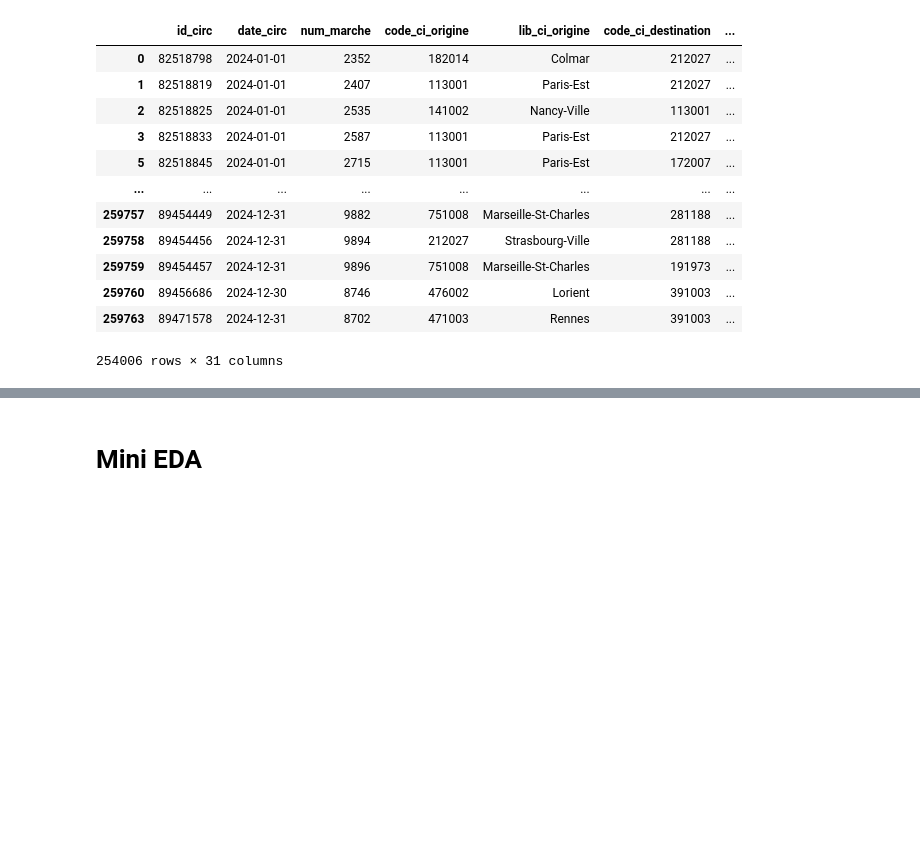
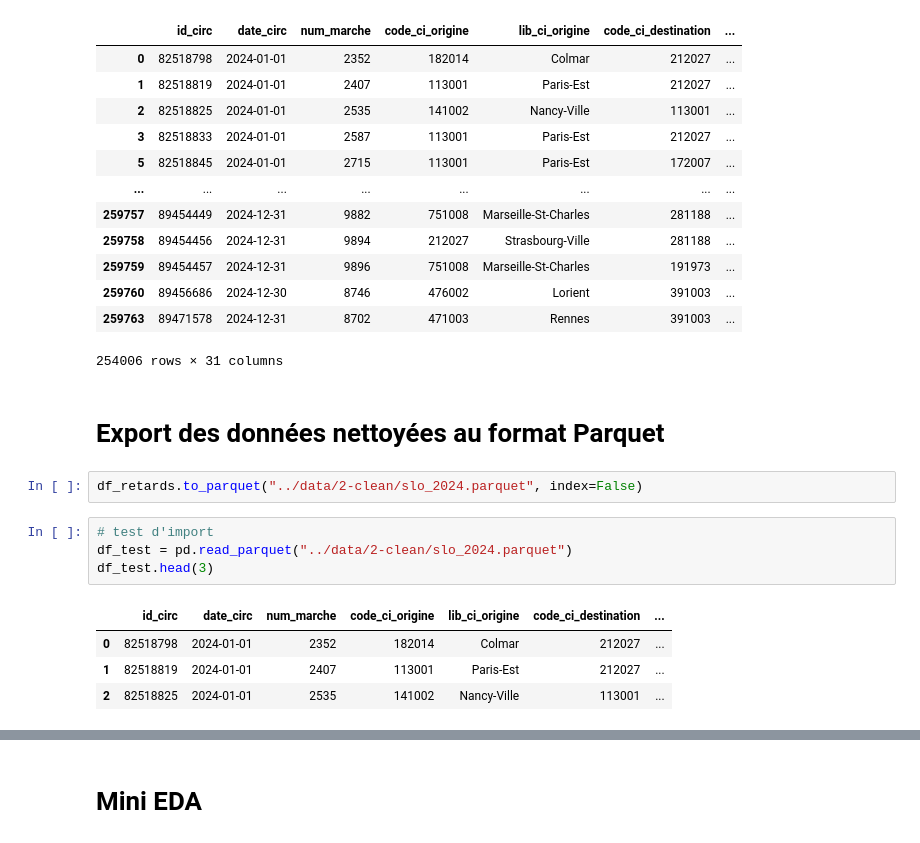
Before and after one commit to Gallien-e/analyse-retard-sncf, a Jupyter notebook: notebooks/1-ingestion.ipynb, the cells around one changed output, grey strips where cells are left out. Saved outputs shown, nothing was run; the diff lists cells and outputs as text; blank space fills up the shorter version.

Commit message:
notebook : parquet clean data export

```diff
--- a/notebooks/1-ingestion.ipynb
+++ b/notebooks/1-ingestion.ipynb
@@ -431,3 +431,16 @@ df_retards
 | 259760 | 89456686 | 2024-12-30 | 8746 | 476002 | Lorient | 391003 | ... |
 | 259763 | 89471578 | 2024-12-31 | 8702 | 471003 | Rennes | 391003 | ... |
 254006 rows × 31 columns
+# %% [markdown]
+# Export des données nettoyées au format Parquet
+# %%
+df_retards.to_parquet("../data/2-clean/slo_2024.parquet", index=False)
+# %%
+# test d'import
+df_test = pd.read_parquet("../data/2-clean/slo_2024.parquet")
+df_test.head(3)
+# %% [output]
+|  | id_circ | date_circ | num_marche | code_ci_origine | lib_ci_origine | code_ci_destination | ... |
+| 0 | 82518798 | 2024-01-01 | 2352 | 182014 | Colmar | 212027 | ... |
+| 1 | 82518819 | 2024-01-01 | 2407 | 113001 | Paris-Est | 212027 | ... |
+| 2 | 82518825 | 2024-01-01 | 2535 | 141002 | Nancy-Ville | 113001 | ... |
```
Also changed, not shown: parts of 1 cell of this notebook, 3 other files.
